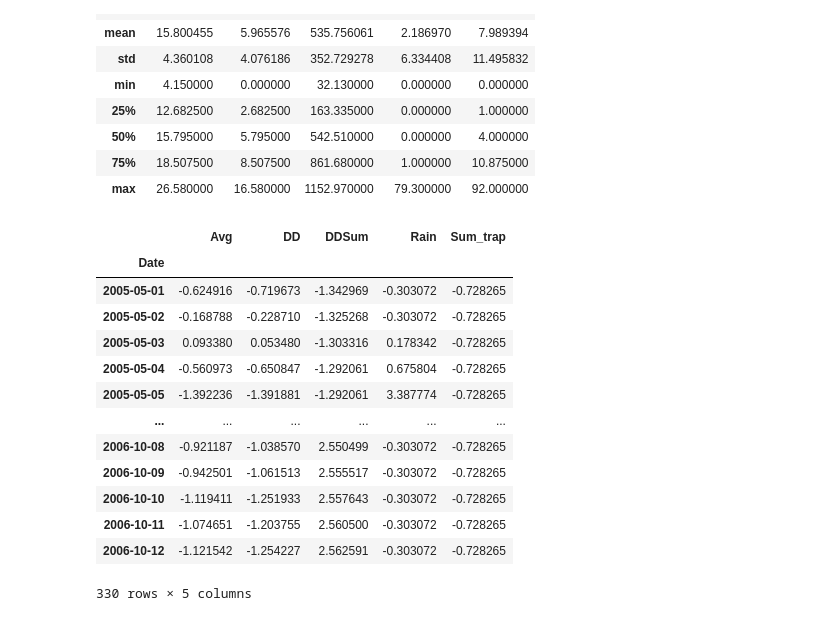
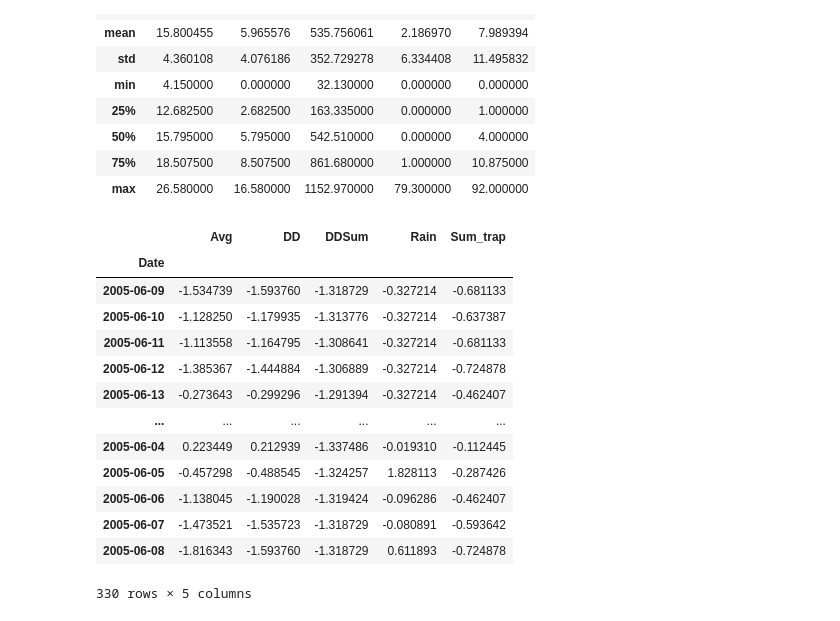
Before and after one commit to Ligerd/research_project, a Jupyter notebook: code/LSTM_model.ipynb, the cells around one changed output. Drawn from its saved outputs; the diff is of its cells as text; code cells hidden in the pictures.

```diff
--- a/code/LSTM_model.ipynb
+++ b/code/LSTM_model.ipynb
@@ -92,7 +92,7 @@ df.describe()
 | max | 26.580000 | 16.580000 | 1152.970000 | 79.300000 | 92.000000 |
 # %%
 # Share of obs in testing
-test_share = 0.2
+test_share = 0.12
 
 # The features used in the modeling
 # features_final = ['Avg', 'Dev', 'Rain', 'DD', 'DD Sum', 'CountTrap1', 'CountTrap2', 'CountTrap3', 'Sum']
@@ -100,37 +100,37 @@ features_final = ['Avg', 'DD', 'DDSum', 'Rain', 'Sum_trap']
 # %%
 # Subseting only the needed columns
 ts = df[features_final]
 
 nrows = ts.shape[0]
 
 # Spliting into train and test sets
-train = ts[0:int(nrows * (1 - test_share))]
-test = ts[int(nrows * (1 - test_share)):]
+train = ts[int(nrows * (test_share)):int(nrows)]
+test = ts[0:int(nrows * (test_share)):]
 
 # Scaling the data
 train_mean = train.mean()
 train_std = train.std()
 
 train = (train - train_mean) / train_std
 test = (test - train_mean) / train_std
 
 # Creating the final scaled frame
 ts_s = pd.concat([train, test])
 ts_s
 # %% [output]
 |  | Avg | DD | DDSum | Rain | Sum_trap |
 | Date |  |  |  |  |  |
-| 2005-05-01 | -0.624916 | -0.719673 | -1.342969 | -0.303072 | -0.728265 |
-| 2005-05-02 | -0.168788 | -0.228710 | -1.325268 | -0.303072 | -0.728265 |
-| 2005-05-03 | 0.093380 | 0.053480 | -1.303316 | 0.178342 | -0.728265 |
-| 2005-05-04 | -0.560973 | -0.650847 | -1.292061 | 0.675804 | -0.728265 |
-| 2005-05-05 | -1.392236 | -1.391881 | -1.292061 | 3.387774 | -0.728265 |
+| 2005-06-09 | -1.534739 | -1.593760 | -1.318729 | -0.327214 | -0.681133 |
+| 2005-06-10 | -1.128250 | -1.179935 | -1.313776 | -0.327214 | -0.637387 |
+| 2005-06-11 | -1.113558 | -1.164795 | -1.308641 | -0.327214 | -0.681133 |
+| 2005-06-12 | -1.385367 | -1.444884 | -1.306889 | -0.327214 | -0.724878 |
+| 2005-06-13 | -0.273643 | -0.299296 | -1.291394 | -0.327214 | -0.462407 |
 | ... | ... | ... | ... | ... | ... |
-| 2006-10-08 | -0.921187 | -1.038570 | 2.550499 | -0.303072 | -0.728265 |
-| 2006-10-09 | -0.942501 | -1.061513 | 2.555517 | -0.303072 | -0.728265 |
-| 2006-10-10 | -1.119411 | -1.251933 | 2.557643 | -0.303072 | -0.728265 |
-| 2006-10-11 | -1.074651 | -1.203755 | 2.560500 | -0.303072 | -0.728265 |
-| 2006-10-12 | -1.121542 | -1.254227 | 2.562591 | -0.303072 | -0.728265 |
+| 2005-06-04 | 0.223449 | 0.212939 | -1.337486 | -0.019310 | -0.112445 |
+| 2005-06-05 | -0.457298 | -0.488545 | -1.324257 | 1.828113 | -0.287426 |
+| 2005-06-06 | -1.138045 | -1.190028 | -1.319424 | -0.096286 | -0.462407 |
+| 2005-06-07 | -1.473521 | -1.535723 | -1.318729 | -0.080891 | -0.593642 |
+| 2005-06-08 | -1.816343 | -1.593760 | -1.318729 | 0.611893 | -0.724878 |
 330 rows × 5 columns
 # %%
 # Number of lags to use for models
```
Also changed, not shown: parts of 8 cells of this notebook.
